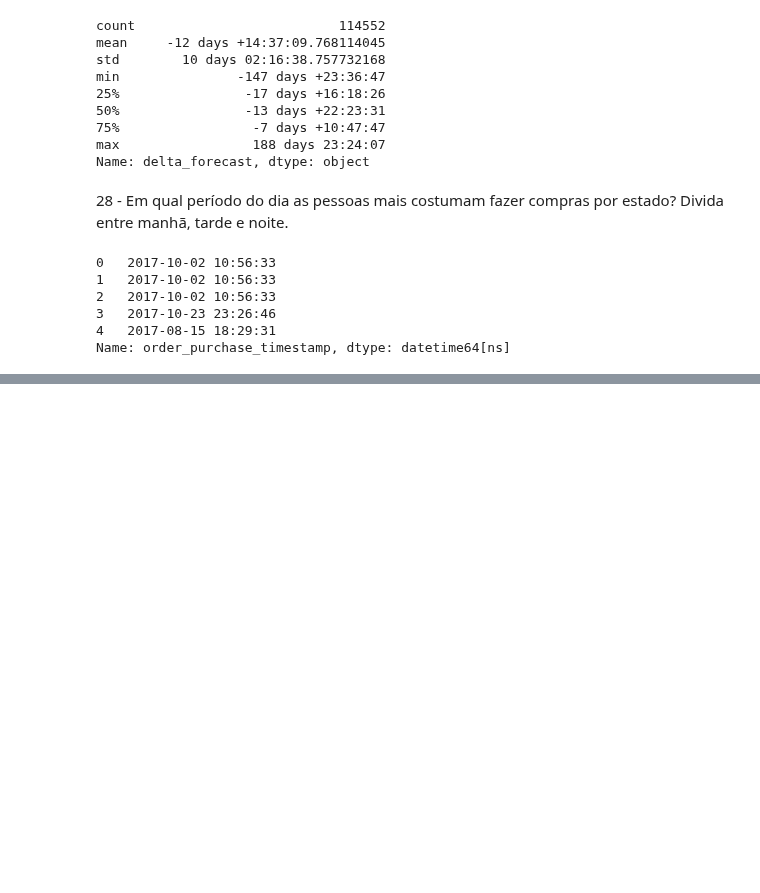
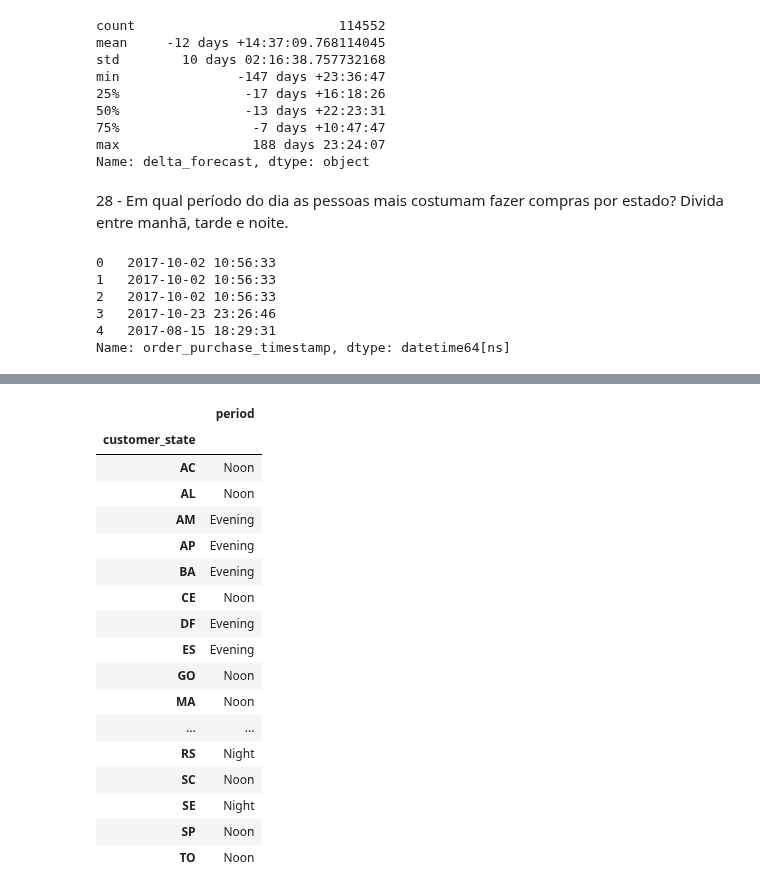
Before and after one commit to skillox1/PADSW06MDCD, a Jupyter notebook: Cópia_de_Untitled2.ipynb, the cells around one changed output, grey strips where cells are left out. Drawn from its saved outputs; the diff is of its cells as text; code cells hidden in the pictures; blank space fills up the shorter version.

```diff
--- a/Cópia_de_Untitled2.ipynb
+++ b/Cópia_de_Untitled2.ipynb
@@ -414,0 +441,21 @@ Name: order_purchase_timestamp, dtype: datetime64[ns]
+# %%
+olist.groupby("customer_state").agg({"period":(pd.Series.mode)})
+# %% [output]
+|  | period |
+| customer_state |  |
+| AC | Noon |
+| AL | Noon |
+| AM | Evening |
+| AP | Evening |
+| BA | Evening |
+| CE | Noon |
+| DF | Evening |
+| ES | Evening |
+| GO | Noon |
+| MA | Noon |
+| ... | ... |
+| RS | Night |
+| SC | Noon |
+| SE | Night |
+| SP | Noon |
+| TO | Noon |
```
Also changed, not shown: parts of 3 cells of this notebook.
